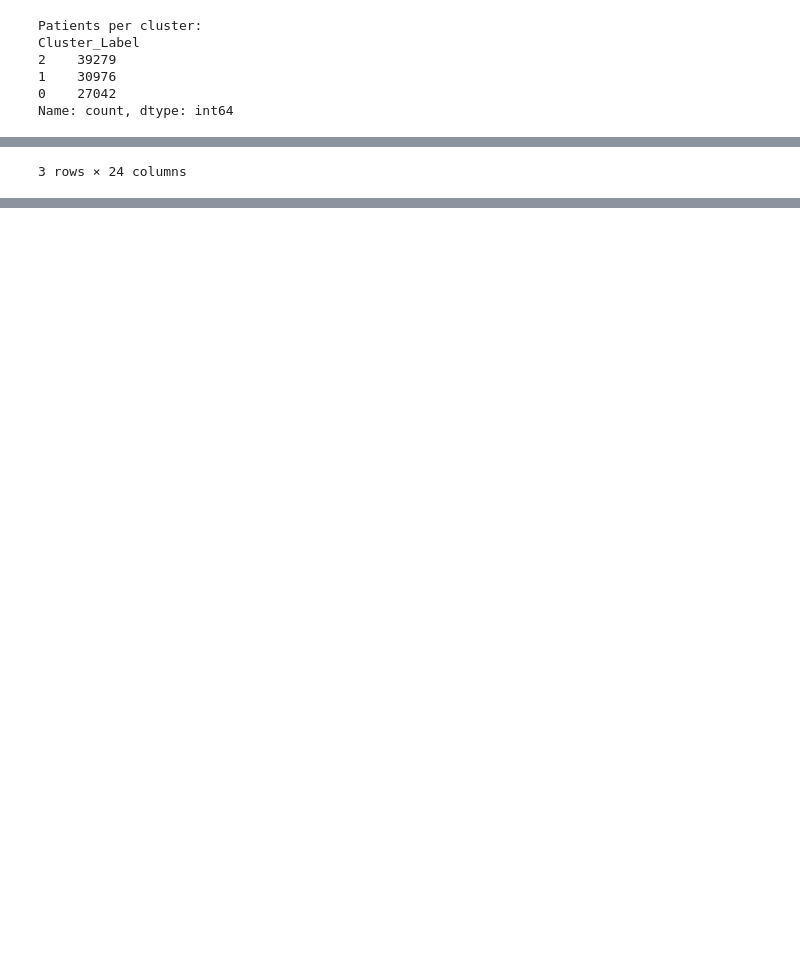
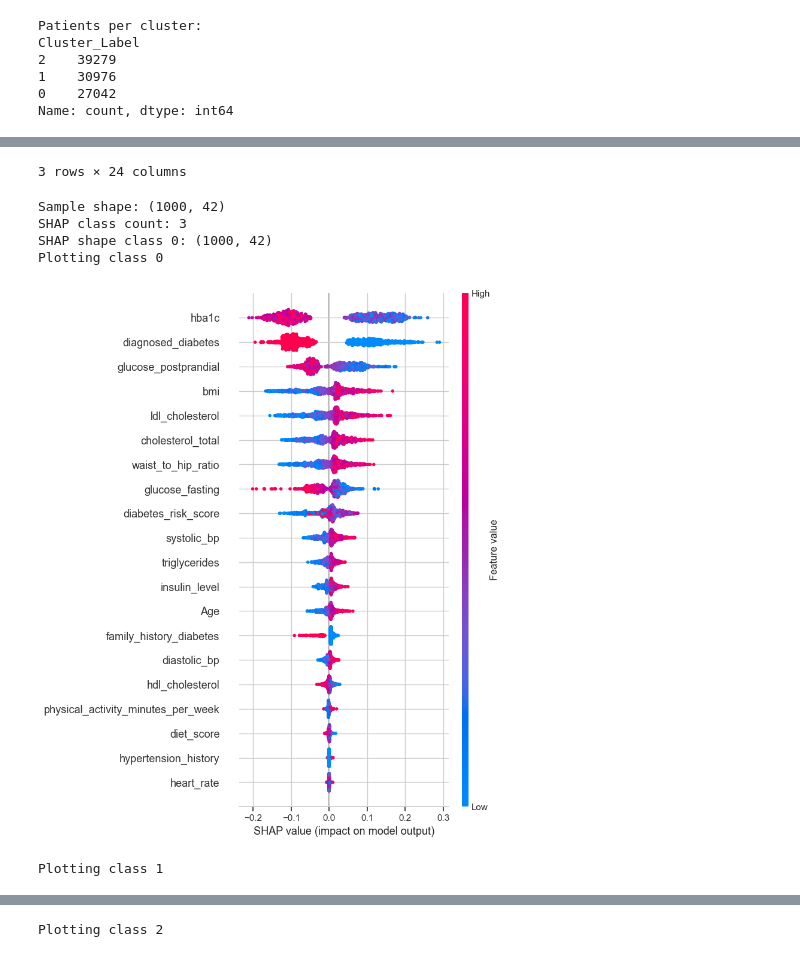
Before and after one commit to AidanSm2103/MLG382_Project_1, a Jupyter notebook: Notebooks/Member 2 Segmentation model.ipynb, the cells around one changed output, grey strips where cells are left out. Cells and saved outputs as stored; diff of their text form; code cells hidden in the pictures; blank space fills up the shorter version.

Commit message:
Added SHAP analysis for segmentation results

```diff
--- a/Notebooks/Member 2 Segmentation model.ipynb
+++ b/Notebooks/Member 2 Segmentation model.ipynb
@@ -3,9 +26,11 @@ import pandas as pd
 import numpy as np
 import matplotlib.pyplot as plt
 import seaborn as sns
+import shap
 
 from sklearn.cluster import KMeans
 from sklearn.preprocessing import StandardScaler
+from sklearn.ensemble import RandomForestClassifier
 
 sns.set_theme(style="whitegrid")
 
@@ -32,30 +57,68 @@ kmeans = KMeans(n_clusters=3, random_state=42, n_init='auto')
 cluster_labels = kmeans.fit_predict(scaled_df)
 df['Cluster_Label'] = cluster_labels
 
 
 print("Patients per cluster:")
 print(df['Cluster_Label'].value_counts())
 
 
 cluster_profiles = df.groupby('Cluster_Label').mean(numeric_only=True)
 display(cluster_profiles)
 
 
 if 'BMI' in df.columns:
     plt.figure(figsize=(8,5))
     sns.boxplot(x='Cluster_Label', y='BMI', data=df, palette='viridis')
     plt.title('Distribution of BMI Across Patient Segments')
     plt.show()
+
+sample_df = scaled_df.sample(n=1000, random_state=42)
+
+model_cluster = RandomForestClassifier(
+    random_state=42,
+    n_estimators=50,
+    max_depth=10
+)
+
+model_cluster.fit(scaled_df, cluster_labels)
+
+explainer = shap.TreeExplainer(model_cluster)
+shap_values = explainer.shap_values(sample_df)
+
+if isinstance(shap_values, list):
+    shap_values_list = shap_values
+else:
+    shap_values_list = [
+        shap_values[:, :, i] for i in range(shap_values.shape[2])
+    ]
+
+print("Sample shape:", sample_df.shape)
+print("SHAP class count:", len(shap_values_list))
+print("SHAP shape class 0:", shap_values_list[0].shape)
+
+for i in range(len(shap_values_list)):
+    print(f"Plotting class {i}")
+    shap.summary_plot(shap_values_list[i], sample_df)
+    plt.show()
+
+shap.summary_plot(shap_values_list[0], sample_df, plot_type="bar")
+plt.show()
 # %% [output]
 Patients per cluster:
 Cluster_Label
 2    39279
 1    30976
 0    27042
 Name: count, dtype: int64
 |  | Age | alcohol_consumption_per_week | physical_activity_minutes_per_week | diet_score | sleep_hours_per_day | ... |
 | Cluster_Label |  |  |  |  |  | ... |
 | 0 | 51.982028 | 2.017232 | 125.910325 | 5.864522 | 6.997996 | ... |
 | 1 | 41.355759 | 1.976207 | 132.733762 | 6.399283 | 6.997698 | ... |
 | 2 | 55.929759 | 2.018152 | 103.270399 | 5.766534 | 6.997518 | ... |
 3 rows × 24 columns
+Sample shape: (1000, 42)
+SHAP class count: 3
+SHAP shape class 0: (1000, 42)
+Plotting class 0
+[figure, added]
+Plotting class 1
@@ -61,0 +126 @@ Name: count, dtype: int64
+Plotting class 2
```
Also changed, not shown: parts of 2 cells of this notebook.
